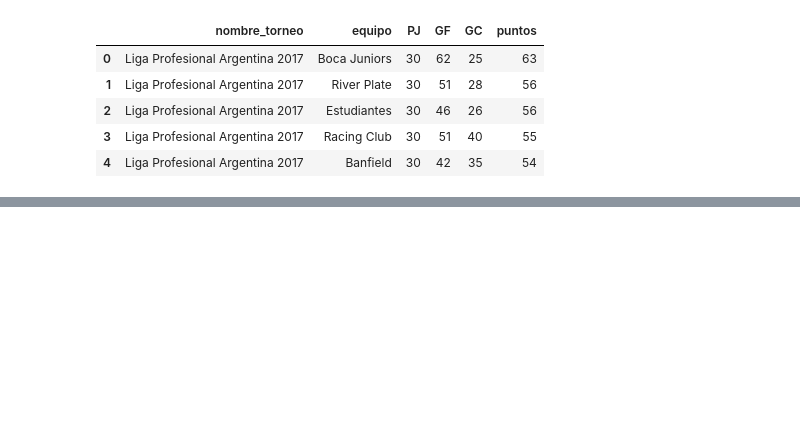
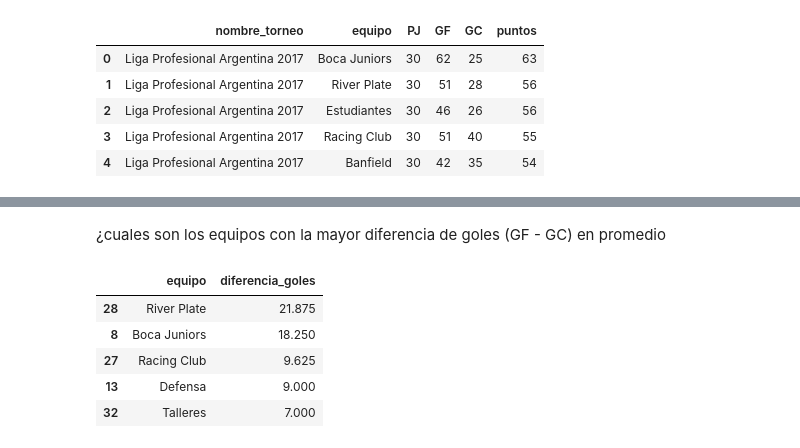
Before and after one commit to matiasfeliu92/torneos_primera_division_arg, a Jupyter notebook: Torneos_Primera_Division_analytics.ipynb, the cells around one changed output, grey strips where cells are left out. Cells and saved outputs as stored; diff of their text form; code cells hidden in the pictures; blank space fills up the shorter version.

```diff
--- a/Torneos_Primera_Division_analytics.ipynb
+++ b/Torneos_Primera_Division_analytics.ipynb
@@ -76,0 +134,14 @@ drive.flush_and_unmount()
+# %% [markdown]
+¿cuales son los equipos con la mayor diferencia de goles (GF - GC) en promedio
+# %%
+df_table_positions['diferencia_goles'] = df_table_positions['GF']-df_table_positions['GC']
+df_equipo_dif_goles = df_table_positions.groupby('equipo')['diferencia_goles'].mean().reset_index().sort_values('diferencia_goles', ascending=False)
+# df_equipo_dif_goles = df_table_positions.groupby('equipo')['diferencia_goles'].agg(promedio_dif_goles=('promedio_dif_goles', np.mean)).reset_index()
+df_equipo_dif_goles.head()
+# %% [output]
+|  | equipo | diferencia_goles |
+| 28 | River Plate | 21.875 |
+| 8 | Boca Juniors | 18.250 |
+| 27 | Racing Club | 9.625 |
+| 13 | Defensa | 9.000 |
+| 32 | Talleres | 7.000 |
```
Also changed, not shown: parts of 10 cells of this notebook.
